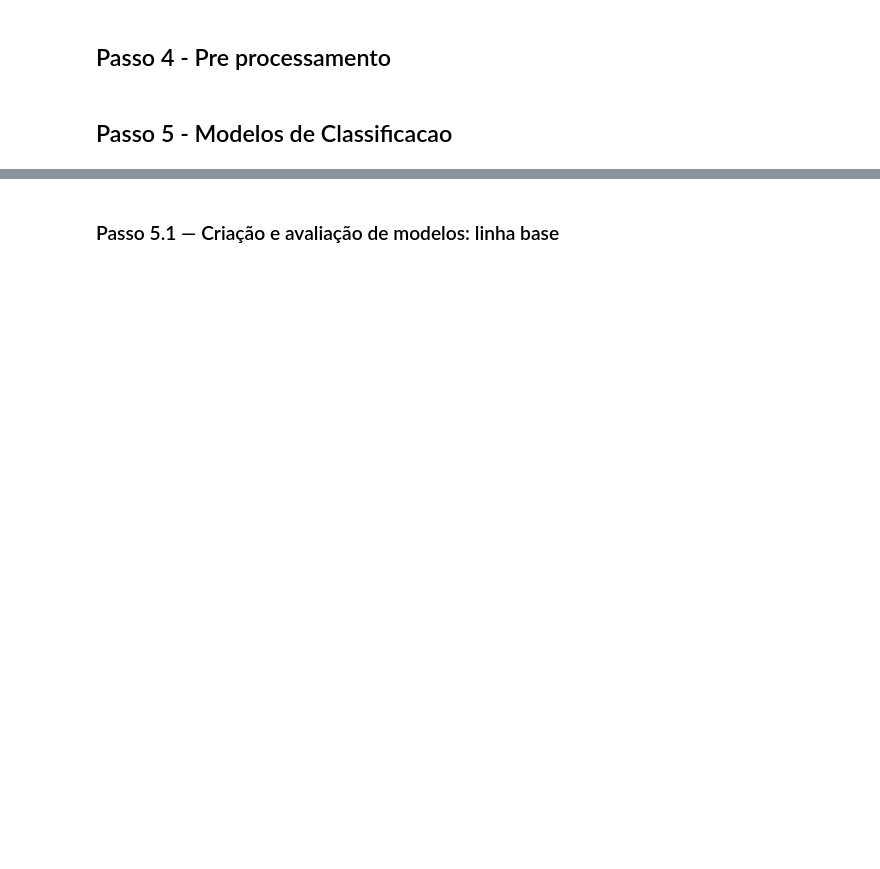
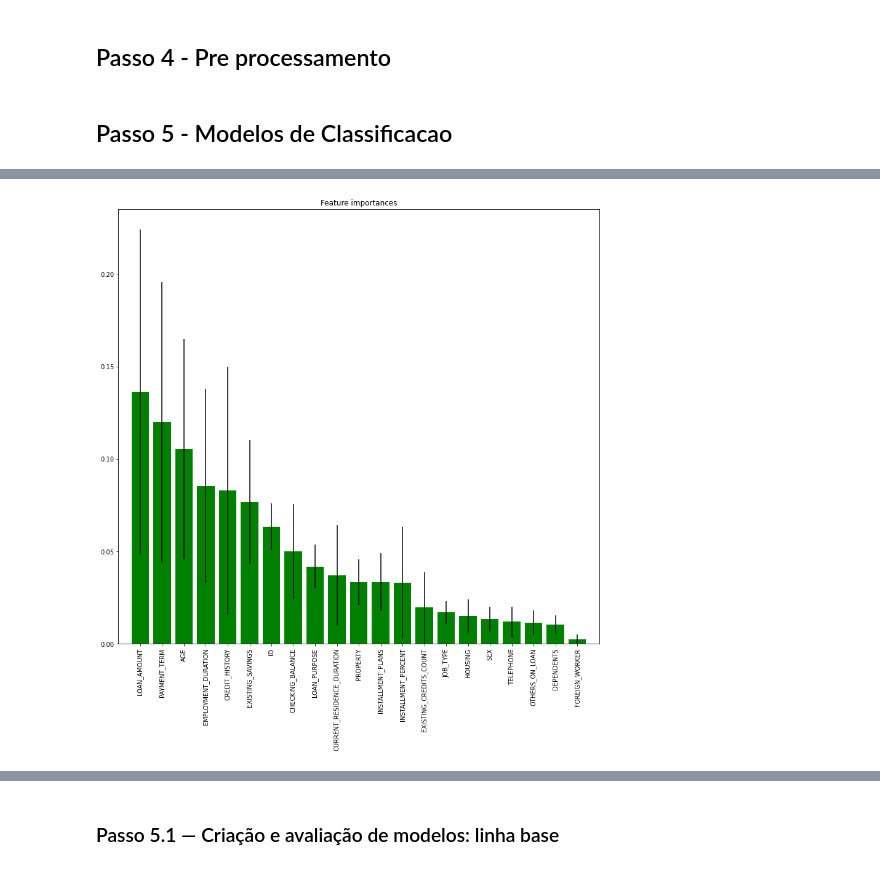
Before and after one commit to igordasilveirafranco/desafio-1-2021, a Jupyter notebook: assets/notebooks/8410.ipynb, the cells around one changed output, grey strips where cells are left out. Saved outputs shown, nothing was run; the diff lists cells and outputs as text; code cells hidden in the pictures; blank space fills up the shorter version.

```diff
--- a/assets/notebooks/8410.ipynb
+++ b/assets/notebooks/8410.ipynb
@@ -135,0 +181,10 @@ X_train, Y_train = smt.fit_resample(X_train, Y_train)
+# %%
+# Plot the feature importances of the forest
+plt.figure(1, figsize=(14, 13))
+plt.title("Feature importances")
+plt.bar(range(X_train.shape[1]), importances[indices],  color="g", yerr=std[indices], align="center")
+plt.xticks(range(X_train.shape[1]), X_train.columns[indices],rotation=90)
+plt.xlim([-1, X_train.shape[1]])
+plt.show()
+# %% [output]
+[figure, added]
```
Also changed, not shown: parts of 26 cells of this notebook, 10 other files.
